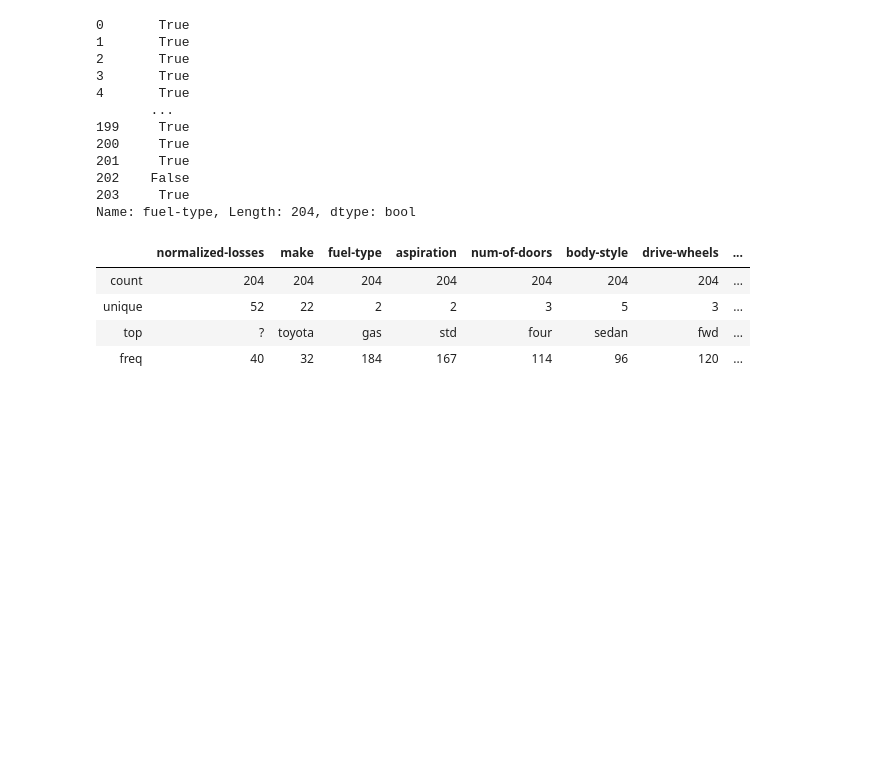
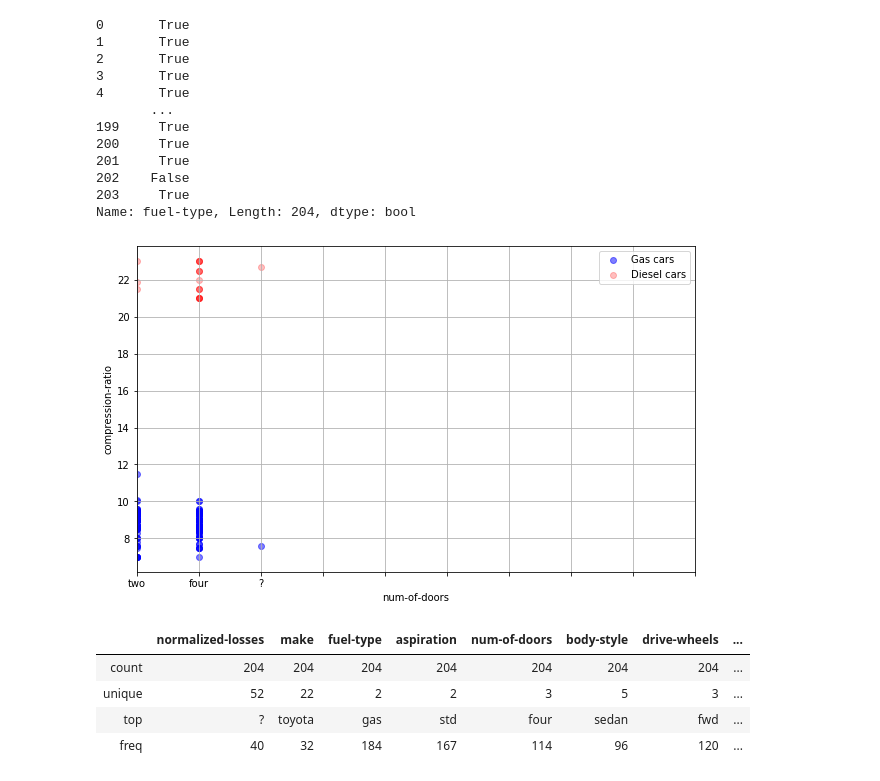
Before and after one commit to senyamac/ML, a Jupyter notebook: lab1.ipynb, the cells around one changed output. Saved outputs shown, nothing was run; the diff lists cells and outputs as text; code cells hidden in the pictures; blank space fills up the shorter version.

```diff
--- a/lab1.ipynb
+++ b/lab1.ipynb
@@ -186,6 +181,29 @@ data['fuel-type'] == 'gas'
 Name: fuel-type, Length: 204, dtype: bool
 # %%
 # дописать 23-25 пункт
+# %%
+plt.figure(figsize = (10, 6))
+
+plt.scatter(data[data['fuel-type'] == 'gas']['num-of-doors'],
+            data[data['fuel-type'] == 'gas']['compression-ratio'],
+            alpha = 0.5,
+            label = 'Gas cars',
+            color = 'b')
+
+plt.scatter(data[data['fuel-type'] == 'diesel']['num-of-doors'],
+            data[data['fuel-type'] == 'diesel']['compression-ratio'],
+            alpha = 0.25,
+            label = 'Diesel cars',
+            color = 'r')
+
+plt.xlabel('num-of-doors')
+plt.xticks(range(10))
+plt.xlim(0, 9)
+plt.ylabel('compression-ratio')
+plt.legend()
+plt.grid()
+# %% [output]
+[figure, added]
 # %%
 data.describe(include = ['object'])
 # %% [output]
```
Also changed, not shown: parts of 41 cells of this notebook.
